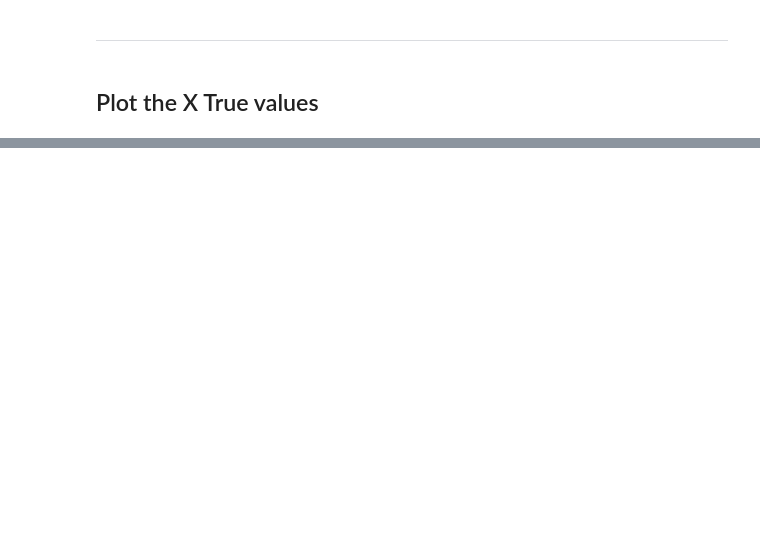
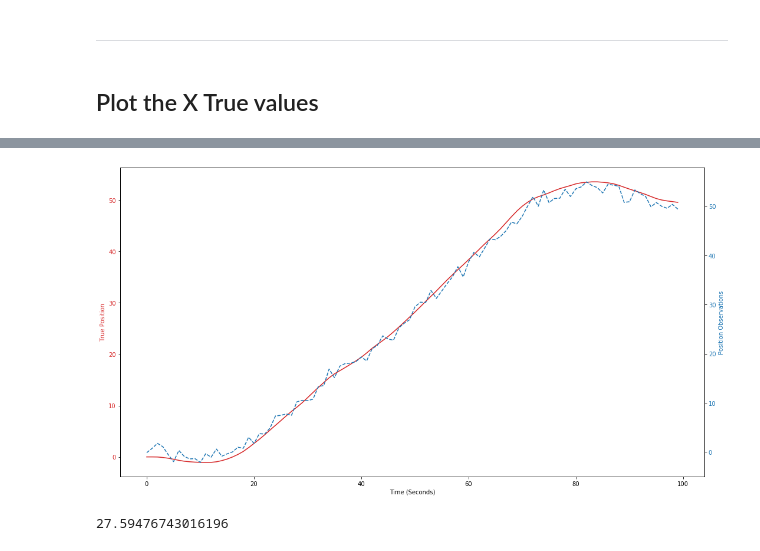
Before and after one commit to charlielu05/kalman_filter, a Jupyter notebook: run_sim.ipynb, the cells around one changed output, grey strips where cells are left out. Cells and saved outputs as stored; diff of their text form; code cells hidden in the pictures; blank space fills up the shorter version.

```diff
--- a/run_sim.ipynb
+++ b/run_sim.ipynb
@@ -177,0 +178,25 @@ plt.show()
+# %%
+# Check true target track and position observations
+fig, ax1 = plt.subplots(1, 1, figsize=(15, 8))
+
+color = 'tab:red'
+ax1.set_xlabel('Time (Seconds)')
+ax1.set_ylabel('True Position', color=color)
+ax1.plot(time, x[0,:], color=color)
+ax1.tick_params(axis='y', labelcolor=color)
+
+ax2 = ax1.twinx()  # instantiate a second axes that shares the same x-axis
+
+color = 'tab:blue'
+ax2.set_ylabel('Position Observations', color=color)
+ax2.plot(time, z[0,:], color=color, linestyle = '--')
+ax2.tick_params(axis='y', labelcolor=color)
+
+fig.tight_layout()  # otherwise the right y-label is slightly clipped
+plt.show()
+# %% [output]
+[figure, added]
+# %%
+z[0,:].mean()
+# %% [output]
+27.59476743016196
```
Also changed, not shown: parts of 6 cells of this notebook, 2 other files.
